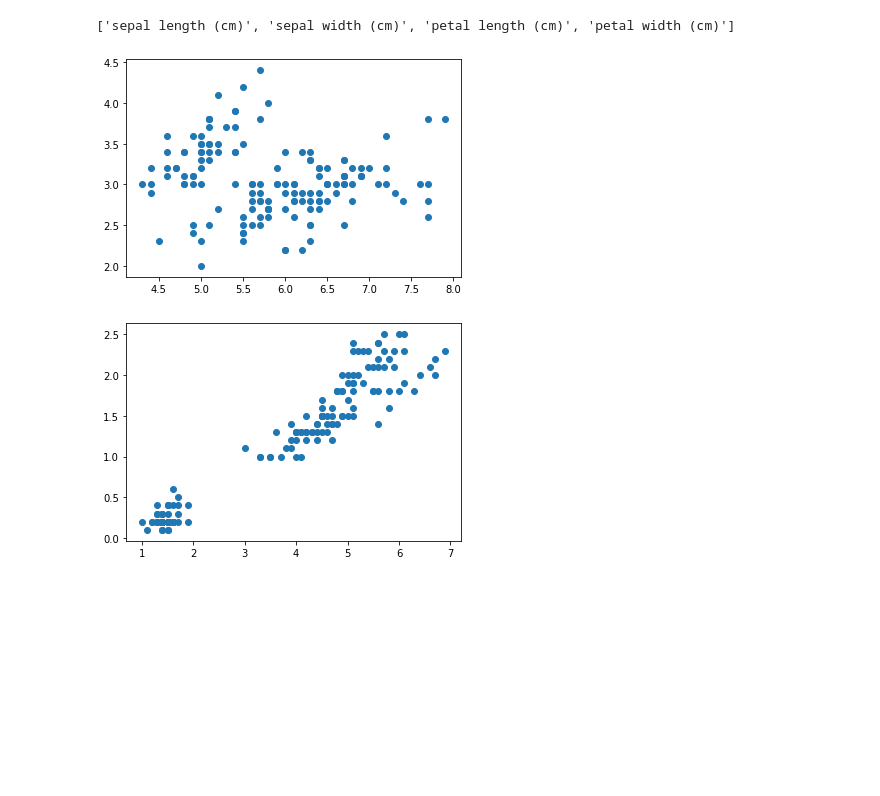
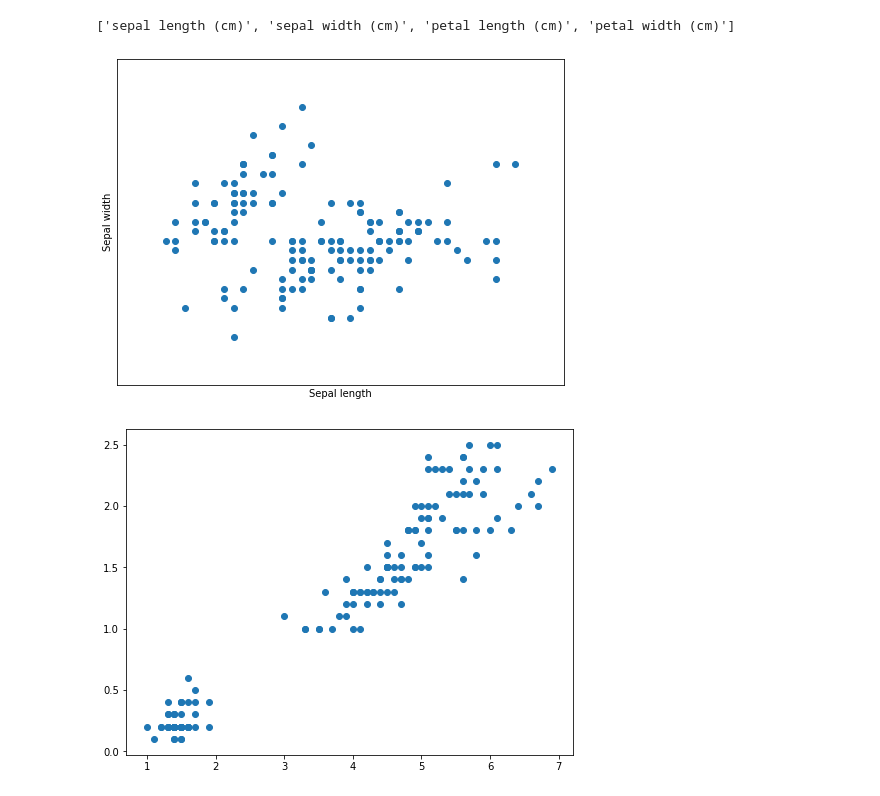
Before and after one commit to Sailendra-R-D/Collab-o-rama, a Jupyter notebook: matplotlib.ipynb, the cells around one changed output. Cells and saved outputs as stored; diff of their text form; code cells hidden in the pictures; blank space fills up the shorter version.

```diff
--- a/matplotlib.ipynb
+++ b/matplotlib.ipynb
@@ -40,23 +40,39 @@ print(iris.feature_names)
 # %%
 data = iris.data
 sepals = data[:,:2]
 
 
 #print(sepal[1:,:1])
 
-plt.scatter(sepals[:,:1],sepals[:,1:2])
+plt.figure(2, figsize=(8, 6))
+plt.clf()
+
+plt.scatter(sepals[:,0],sepals[:,1])
+plt.xlabel('Sepal length')
+plt.ylabel('Sepal width')
+
+x_min, x_max = sepals[:, 0].min() - .5, sepals[:, 0].max() + .5
+y_min, y_max = sepals[:, 1].min() - .5, sepals[:, 1].max() + .5
+
+plt.xlim(x_min, x_max)
+plt.ylim(y_min, y_max)
+
+plt.xticks(())
+plt.yticks(())
 
 # Show the plot
 plt.show()
 
+plt.figure(2, figsize=(8, 6))
+plt.clf()
 petals = data[:,2:]
 
 #print(petals)
 
 plt.scatter(petals[:,:1],petals[:,1:2])
 
 # Show the plot
 plt.show()
 # %% [output]
-[figure, old version]
+[figure, new version]
-[figure, old version]
+[figure, new version]
```
Also changed, not shown: parts of 1 cell of this notebook.
